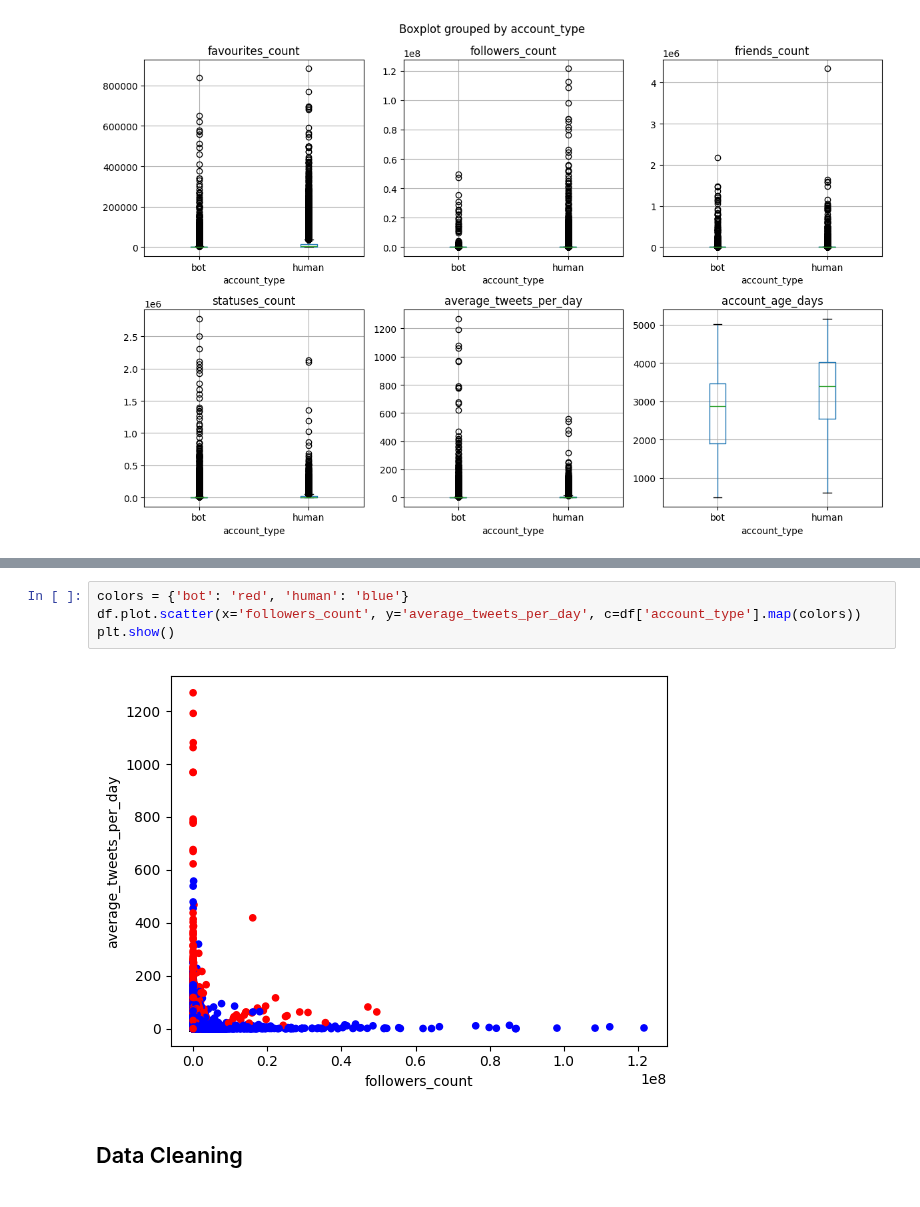
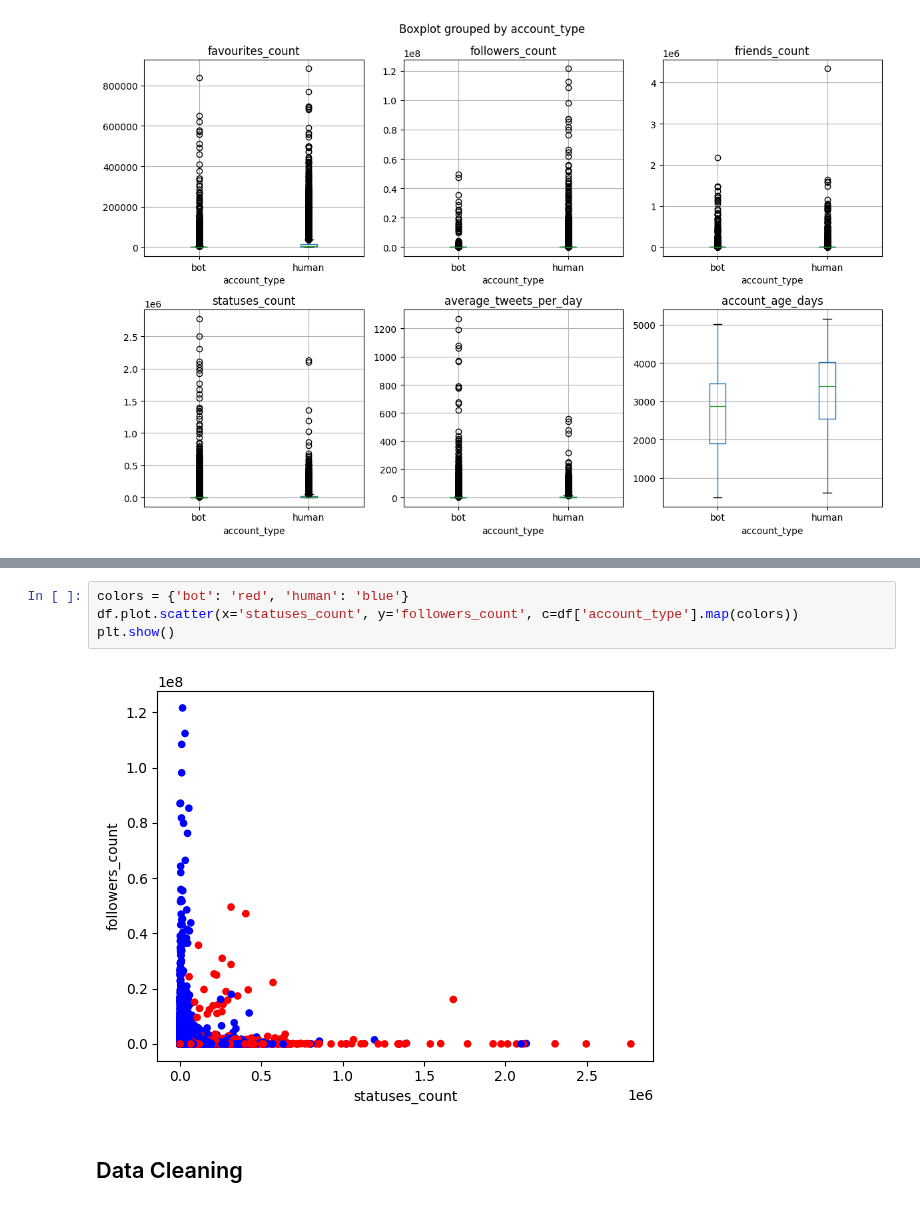
Before and after one commit to wennwei/bt4222, a Jupyter notebook: 2_eda.ipynb, the cells around one changed output, grey strips where cells are left out. Cells and saved outputs as stored; diff of their text form.

```diff
--- a/2_eda.ipynb
+++ b/2_eda.ipynb
@@ -288,10 +288,10 @@ plt.show()
 [figure]
 # %%
 colors = {'bot': 'red', 'human': 'blue'}
-df.plot.scatter(x='followers_count', y='average_tweets_per_day', c=df['account_type'].map(colors))
+df.plot.scatter(x='statuses_count', y='followers_count', c=df['account_type'].map(colors))
 plt.show()
 # %% [output]
-[figure, old version]
+[figure, new version]
 # %% [markdown]
 ## Data Cleaning
 # %%
```
Also changed, not shown: parts of 1 cell of this notebook.
